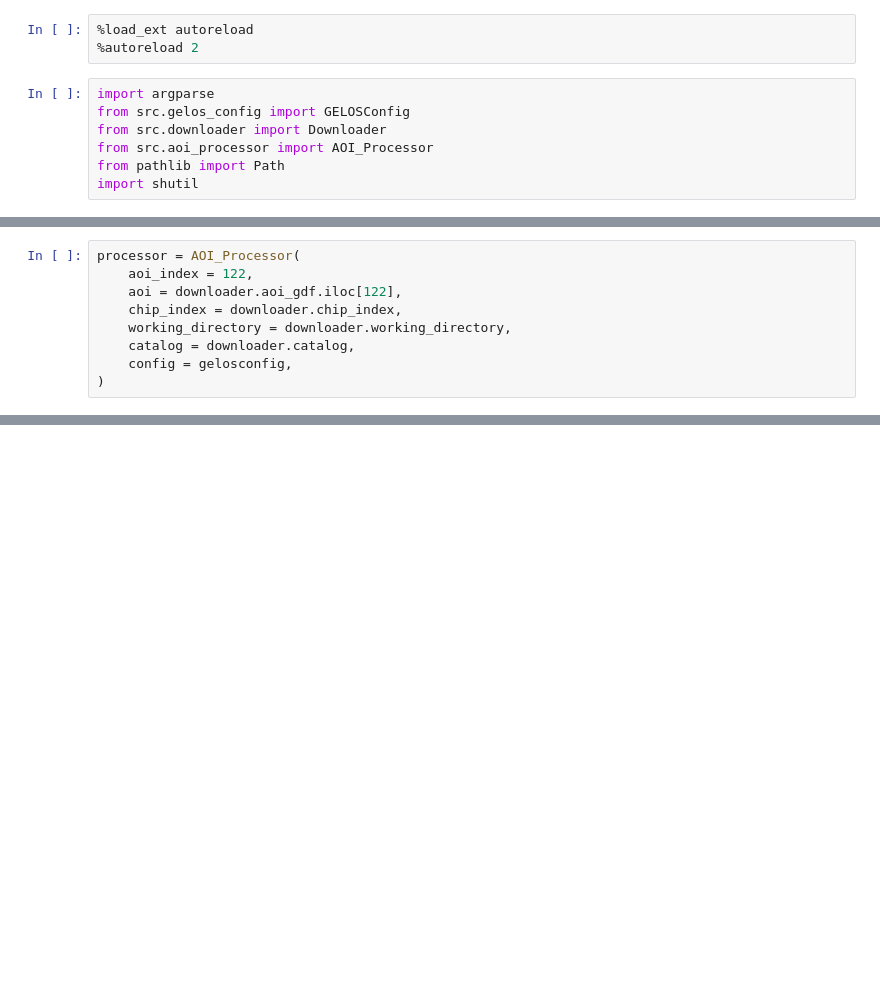
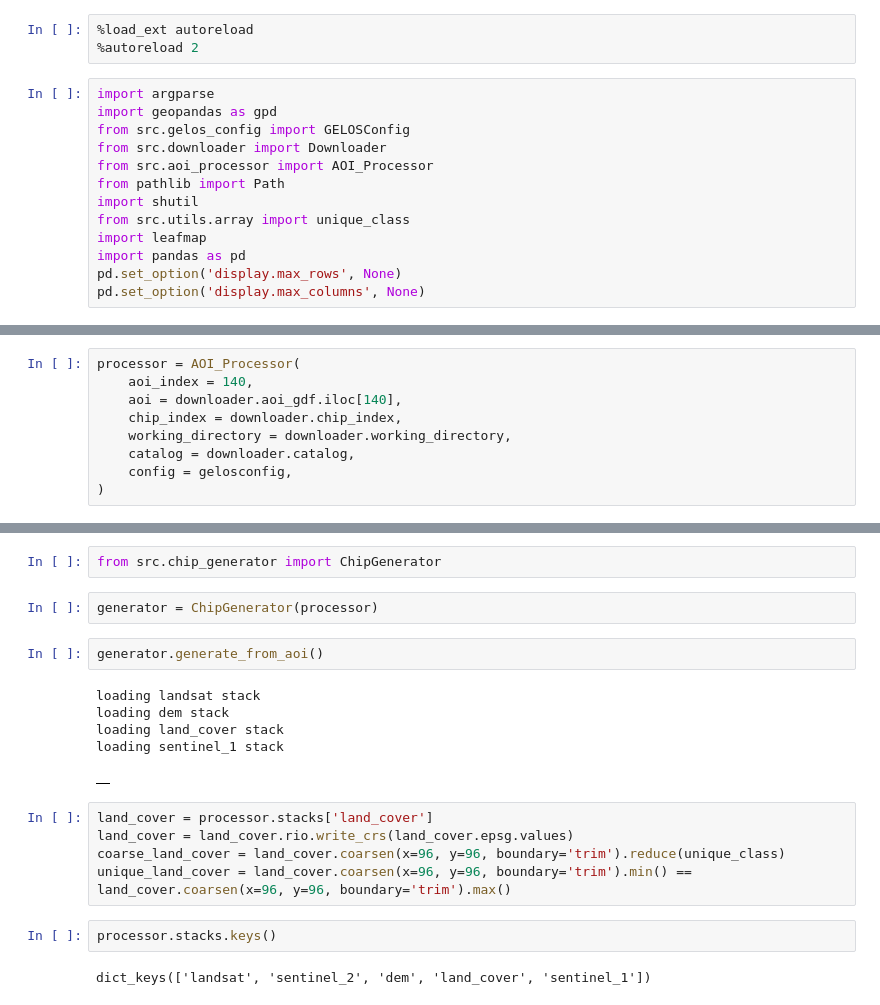
Before and after one commit to ClarkCGA/gelos-lc-datagen, a Jupyter notebook: notebooks/00_downloader.ipynb, the cells around one changed output, grey strips where cells are left out. Cells and saved outputs as stored; diff of their text form; blank space fills up the shorter version.

```diff
--- a/notebooks/00_downloader.ipynb
+++ b/notebooks/00_downloader.ipynb
@@ -3,11 +3,17 @@
 %autoreload 2
 # %%
 import argparse
+import geopandas as gpd
 from src.gelos_config import GELOSConfig
 from src.downloader import Downloader
 from src.aoi_processor import AOI_Processor
 from pathlib import Path
 import shutil
+from src.utils.array import unique_class
+import leafmap
+import pandas as pd
+pd.set_option('display.max_rows', None)
+pd.set_option('display.max_columns', None)
 # %%
 config = "/home/benchuser/code/config.yml"
 gelosconfig = GELOSConfig.from_yaml(config)
@@ -61,7 +76,7 @@ vars(downloader)
 # %%
 processor = AOI_Processor(
-    aoi_index = 122,
-    aoi = downloader.aoi_gdf.iloc[122],
+    aoi_index = 140,
+    aoi = downloader.aoi_gdf.iloc[140],
     chip_index = downloader.chip_index,
     working_directory = downloader.working_directory,
     catalog = downloader.catalog,
@@ -94,0 +140,21 @@ AttributeError: 'DataArray' object has no attribute 'rio'
+# %%
+from src.chip_generator import ChipGenerator
+# %%
+generator = ChipGenerator(processor)
+# %%
+generator.generate_from_aoi()
+# %% [output]
+loading landsat stack
+loading dem stack
+loading land_cover stack
+loading sentinel_1 stack
+|  |
+# %%
+land_cover = processor.stacks['land_cover']
+land_cover = land_cover.rio.write_crs(land_cover.epsg.values)
+coarse_land_cover = land_cover.coarsen(x=96, y=96, boundary='trim').reduce(unique_class)
+unique_land_cover = land_cover.coarsen(x=96, y=96, boundary='trim').min() == land_cover.coarsen(x=96, y=96, boundary='trim').max()
+# %%
+processor.stacks.keys()
+# %% [output]
+dict_keys(['landsat', 'sentinel_2', 'dem', 'land_cover', 'sentinel_1'])
```
Also changed, not shown: parts of 6 cells of this notebook, 15 other files.
